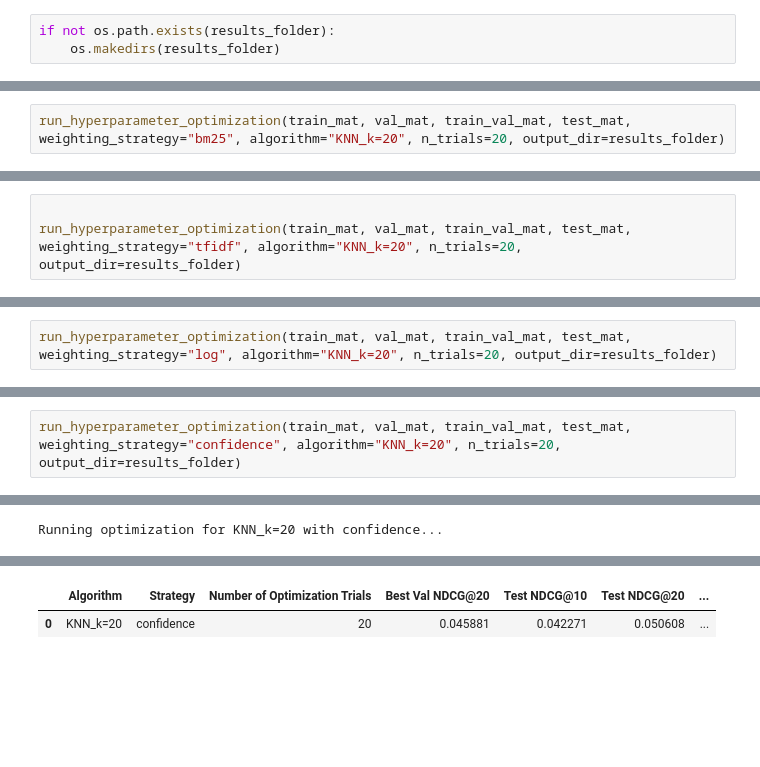
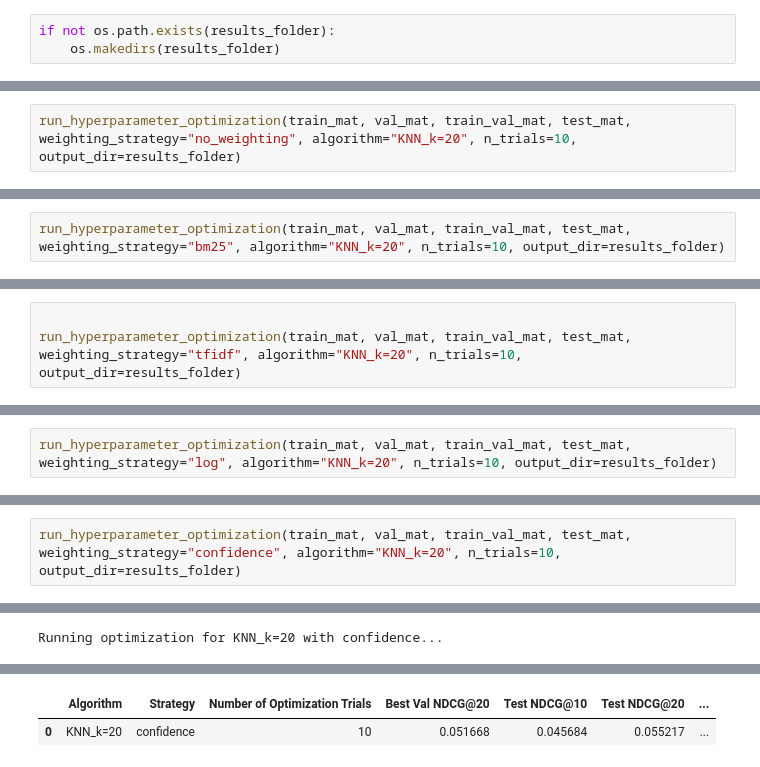
Before and after one commit to insanewarrior/rec-sys-research, a Jupyter notebook: weighting_is_fun/3_steam_knn.ipynb, the cells around one changed output, grey strips where cells are left out. Drawn from its saved outputs; the diff is of its cells as text; blank space fills up the shorter version.

```diff
--- a/weighting_is_fun/3_steam_knn.ipynb
+++ b/weighting_is_fun/3_steam_knn.ipynb
@@ -209,0 +190,2 @@ Running optimization for KNN_k=20 with no_weighting...
+# %%
+run_hyperparameter_optimization(train_mat, val_mat, train_val_mat, test_mat, weighting_strategy="no_weighting", algorithm="KNN_k=20", n_trials=10, output_dir=results_folder)
@@ -210,3 +198,3 @@ Running optimization for KNN_k=20 with no_weighting...
 # %%
-run_hyperparameter_optimization(train_mat, val_mat, train_val_mat, test_mat, weighting_strategy="bm25", algorithm="KNN_k=20", n_trials=20, output_dir=results_folder)
+run_hyperparameter_optimization(train_mat, val_mat, train_val_mat, test_mat, weighting_strategy="bm25", algorithm="KNN_k=20", n_trials=10, output_dir=results_folder)
 # %% [output]
@@ -237,4 +215,4 @@ Running optimization for KNN_k=20 with bm25...
 # %%
 
-run_hyperparameter_optimization(train_mat, val_mat, train_val_mat, test_mat, weighting_strategy="tfidf", algorithm="KNN_k=20", n_trials=20, output_dir=results_folder)
+run_hyperparameter_optimization(train_mat, val_mat, train_val_mat, test_mat, weighting_strategy="tfidf", algorithm="KNN_k=20", n_trials=10, output_dir=results_folder)
 # %% [output]
@@ -246,3 +224,3 @@ Running optimization for KNN_k=20 with tfidf...
 # %%
-run_hyperparameter_optimization(train_mat, val_mat, train_val_mat, test_mat, weighting_strategy="log", algorithm="KNN_k=20", n_trials=20, output_dir=results_folder)
+run_hyperparameter_optimization(train_mat, val_mat, train_val_mat, test_mat, weighting_strategy="log", algorithm="KNN_k=20", n_trials=10, output_dir=results_folder)
 # %% [output]
@@ -254,3 +232,3 @@ Running optimization for KNN_k=20 with log...
 # %%
-run_hyperparameter_optimization(train_mat, val_mat, train_val_mat, test_mat, weighting_strategy="confidence", algorithm="KNN_k=20", n_trials=20, output_dir=results_folder)
+run_hyperparameter_optimization(train_mat, val_mat, train_val_mat, test_mat, weighting_strategy="confidence", algorithm="KNN_k=20", n_trials=10, output_dir=results_folder)
 # %% [output]
@@ -279,3 +247,3 @@ Running optimization for KNN_k=20 with confidence...
 |  | Algorithm | Strategy | Number of Optimization Trials | Best Val NDCG@20 | Test NDCG@10 | Test NDCG@20 | ... |
-| 0 | KNN_k=20 | confidence | 20 | 0.045881 | 0.042271 | 0.050608 | ... |
+| 0 | KNN_k=20 | confidence | 10 | 0.051668 | 0.045684 | 0.055217 | ... |
 # %%
```
Also changed, not shown: parts of 31 cells of this notebook, 37 other files.
